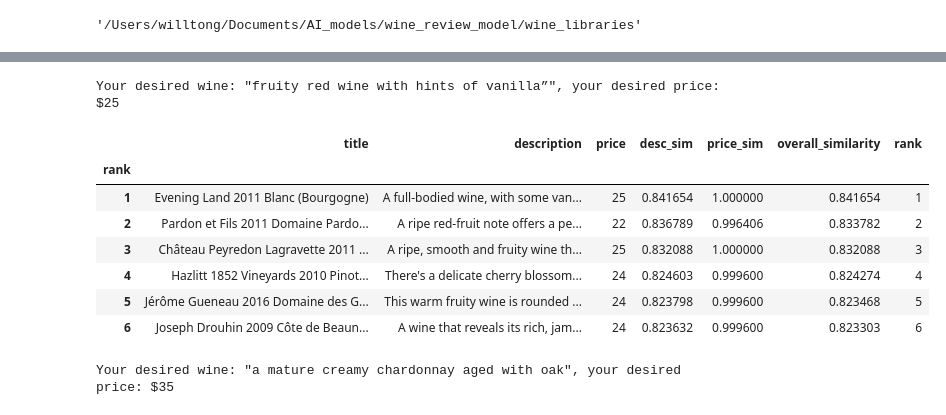
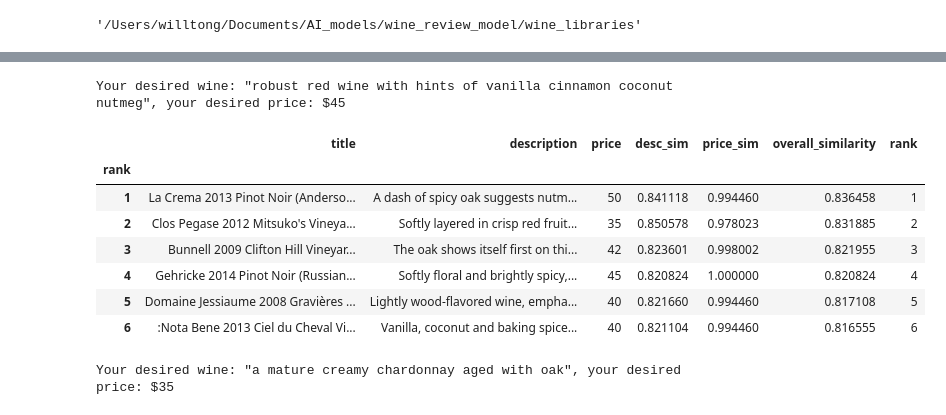
Before and after one commit to williamtong/wine_review_model, a Jupyter notebook: wine_libraries/wine_recommender/notebooks/find_most_similar_wines.ipynb, the cells around one changed output, grey strips where cells are left out. Cells and saved outputs as stored; diff of their text form; code cells hidden in the pictures.

```diff
--- a/wine_libraries/wine_recommender/notebooks/find_most_similar_wines.ipynb
+++ b/wine_libraries/wine_recommender/notebooks/find_most_similar_wines.ipynb
@@ -69,25 +68,25 @@ Your desired wine: "A crisp dry sparkling wine, well balanced between orange and
 # %%
-your_wine_text = 'fruity red wine with hints of vanilla”'
-your_price = 25
+your_wine_text = 'robust red wine with hints of vanilla cinnamon coconut nutmeg'
+your_price = 45
 price_importance = 0.01
 find_your_wine_w_your_own_text(your_wine_text,
                                your_price,
                                df,
                                df_embeds,
                                text_transformer,
                                price_importance = price_importance,
                                how_many_similar_wines = 6
                               )
 # %% [output]
-Your desired wine: "fruity red wine with hints of vanilla”", your desired price: $25
+Your desired wine: "robust red wine with hints of vanilla cinnamon coconut nutmeg", your desired price: $45
 |  | title | description | price | desc_sim | price_sim | overall_similarity | rank |
 | rank |  |  |  |  |  |  |  |
-| 1 | Evening Land 2011 Blanc (Bourgogne) | A full-bodied wine, with some van... | 25 | 0.841654 | 1.000000 | 0.841654 | 1 |
-| 2 | Pardon et Fils 2011 Domaine Pardo... | A ripe red-fruit note offers a pe... | 22 | 0.836789 | 0.996406 | 0.833782 | 2 |
-| 3 | Château Peyredon Lagravette 2011 ... | A ripe, smooth and fruity wine th... | 25 | 0.832088 | 1.000000 | 0.832088 | 3 |
-| 4 | Hazlitt 1852 Vineyards 2010 Pinot... | There's a delicate cherry blossom... | 24 | 0.824603 | 0.999600 | 0.824274 | 4 |
-| 5 | Jérôme Gueneau 2016 Domaine des G... | This warm fruity wine is rounded ... | 24 | 0.823798 | 0.999600 | 0.823468 | 5 |
-| 6 | Joseph Drouhin 2009 Côte de Beaun... | A wine that reveals its rich, jam... | 24 | 0.823632 | 0.999600 | 0.823303 | 6 |
+| 1 | La Crema 2013 Pinot Noir (Anderso... | A dash of spicy oak suggests nutm... | 50 | 0.841118 | 0.994460 | 0.836458 | 1 |
+| 2 | Clos Pegase 2012 Mitsuko's Vineya... | Softly layered in crisp red fruit... | 35 | 0.850578 | 0.978023 | 0.831885 | 2 |
+| 3 | Bunnell 2009 Clifton Hill Vineyar... | The oak shows itself first on thi... | 42 | 0.823601 | 0.998002 | 0.821955 | 3 |
+| 4 | Gehricke 2014 Pinot Noir (Russian... | Softly floral and brightly spicy,... | 45 | 0.820824 | 1.000000 | 0.820824 | 4 |
+| 5 | Domaine Jessiaume 2008 Gravières ... | Lightly wood-flavored wine, empha... | 40 | 0.821660 | 0.994460 | 0.817108 | 5 |
+| 6 | :Nota Bene 2013 Ciel du Cheval Vi... | Vanilla, coconut and baking spice... | 40 | 0.821104 | 0.994460 | 0.816555 | 6 |
 # %%
 your_wine_text = "a mature creamy chardonnay aged with oak"
 your_price = 35
```
Also changed, not shown: parts of 4 cells of this notebook, 4 other files.
